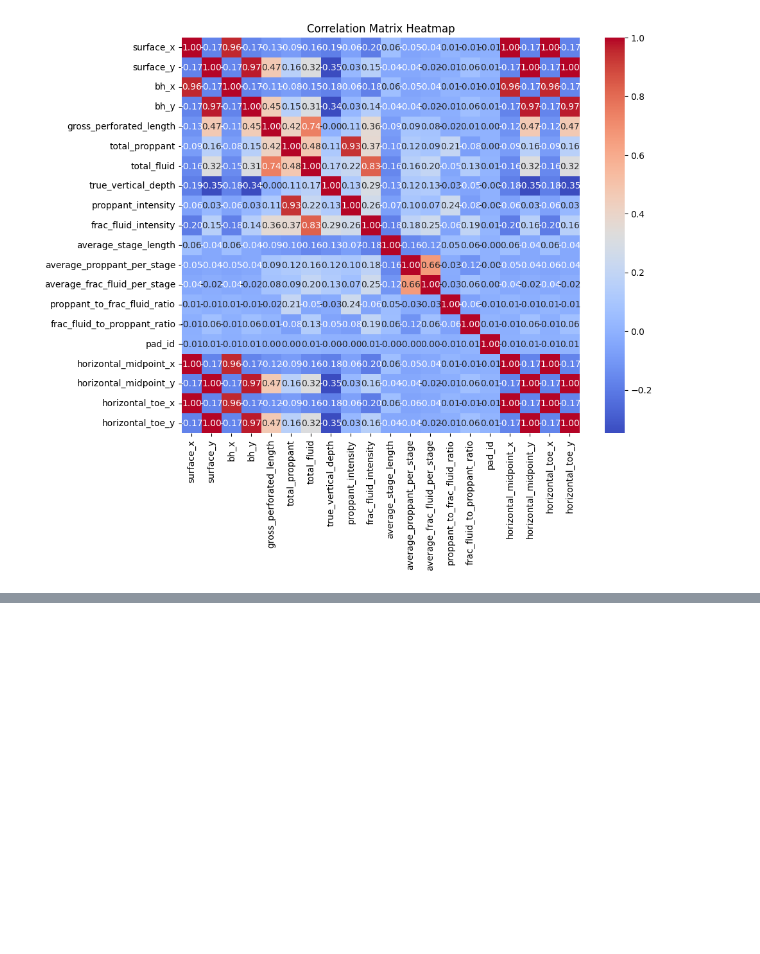
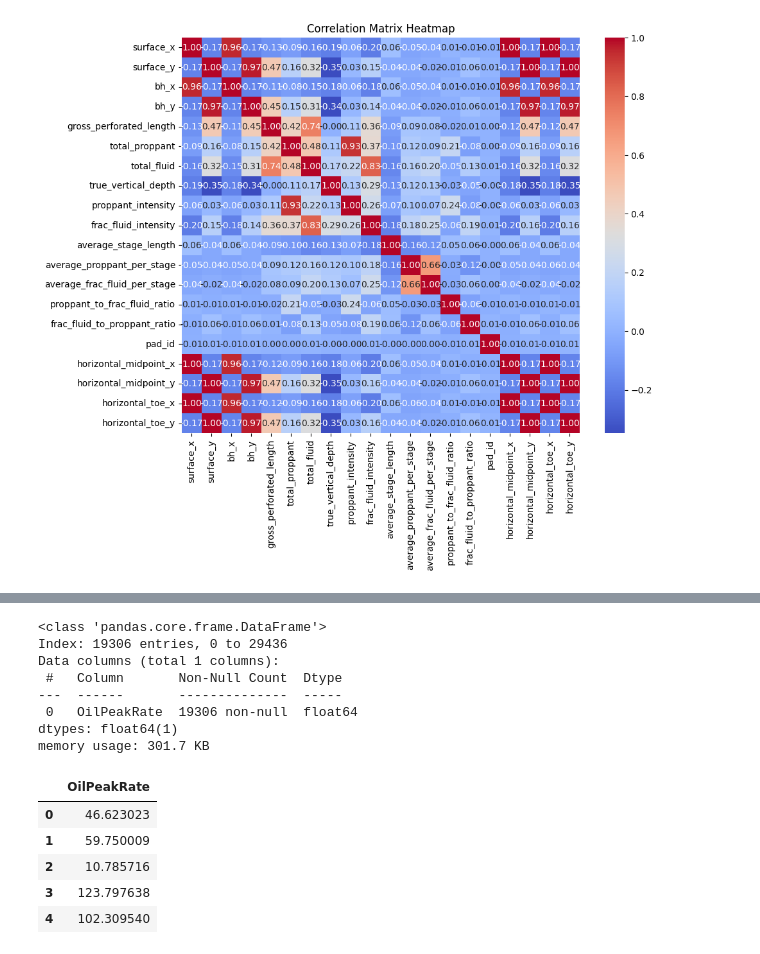
Before and after one commit to nandoj28/RiceDatathon, a Jupyter notebook: main.ipynb, the cells around one changed output, grey strips where cells are left out. Cells and saved outputs as stored; diff of their text form; code cells hidden in the pictures; blank space fills up the shorter version.

```diff
--- a/main.ipynb
+++ b/main.ipynb
@@ -171,0 +198,23 @@ plt.show()
+# %%
+# data_with_cluster.info()
+target_data.info()
+target_data.head()
+# target_data.to_csv('targ.csv', index=False)
+
+# combined_data = pd.concat([data_with_cluster, target_data], axis=1)
+# combined_data.head()
+# %% [output]
+<class 'pandas.core.frame.DataFrame'>
+Index: 19306 entries, 0 to 29436
+Data columns (total 1 columns):
+ #   Column       Non-Null Count  Dtype
+---  ------       --------------  -----
+ 0   OilPeakRate  19306 non-null  float64
+dtypes: float64(1)
+memory usage: 301.7 KB
+|  | OilPeakRate |
+| 0 | 46.623023 |
+| 1 | 59.750009 |
+| 2 | 10.785716 |
+| 3 | 123.797638 |
+| 4 | 102.309540 |
```
Also changed, not shown: parts of 16 cells of this notebook, 3 other files.
